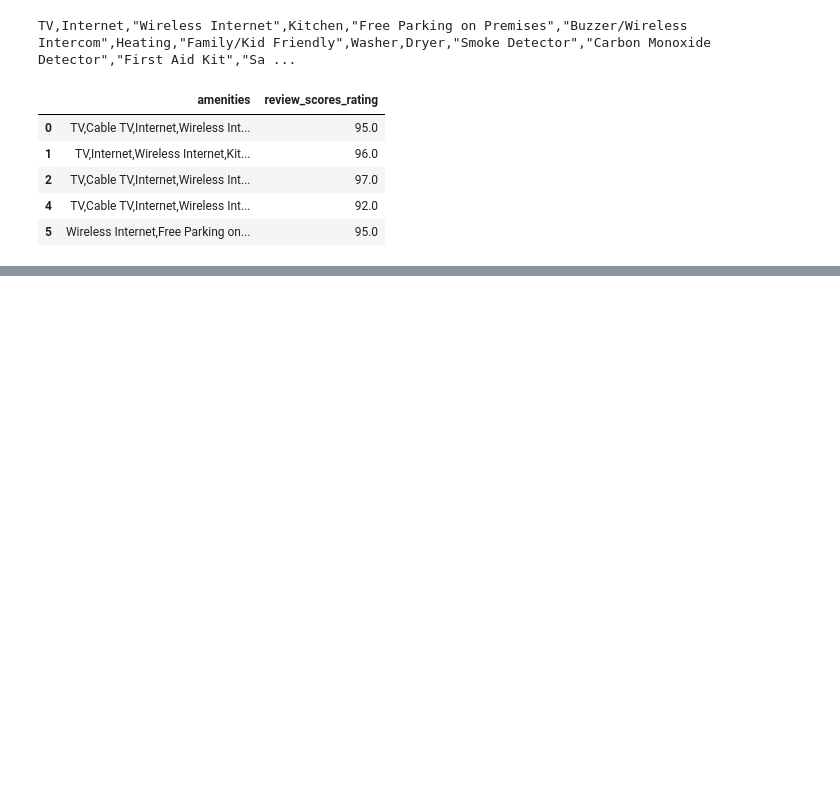
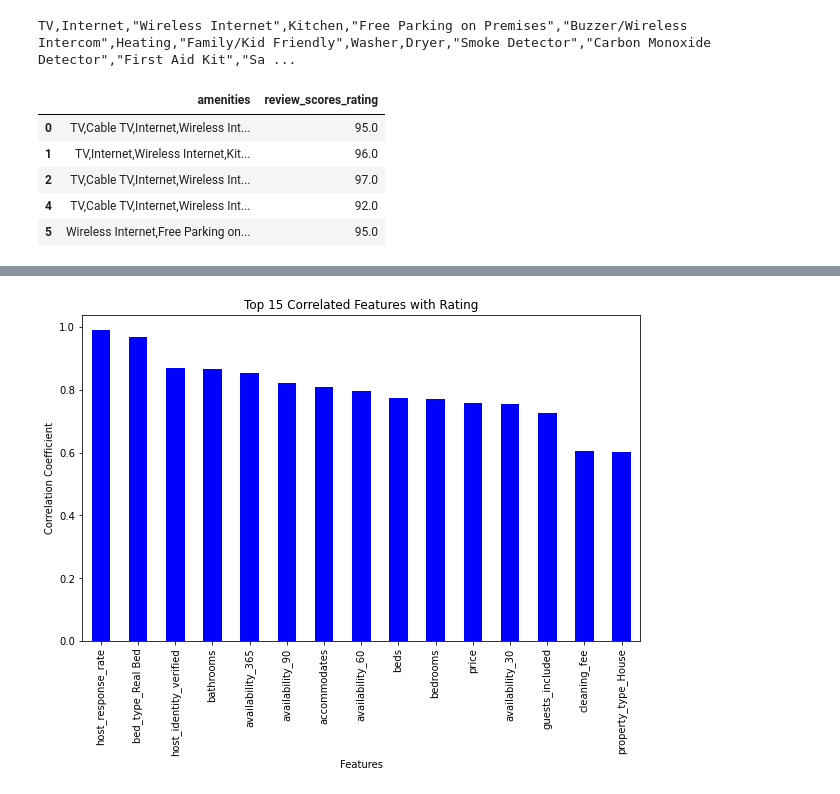
Before and after one commit to IShamss/seattle_airbnb, a Jupyter notebook: seattle_airbnb.ipynb, the cells around one changed output, grey strips where cells are left out. Cells and saved outputs as stored; diff of their text form; code cells hidden in the pictures; blank space fills up the shorter version.

```diff
--- a/seattle_airbnb.ipynb
+++ b/seattle_airbnb.ipynb
@@ -200,0 +275,5 @@ As we can see from the graph above, we can see the top 20 amenities assocaited w
+# %%
+def encode_value(val):
+    return 1 if val=='t'else 0
+def percentage_to_int(percentage):
+    return int(percentage.replace("%",""))
@@ -200,0 +296,29 @@ As we can see from the graph above, we can see the top 20 amenities assocaited w
+# %%
+q3_df['host_response_rate']=q3_df['host_response_rate'].apply(percentage_to_int)
+q3_df['host_is_superhost']=q3_df['host_is_superhost'].apply(encode_value)
+q3_df['host_identity_verified']=q3_df['host_identity_verified'].apply(encode_value)
+q3_df['instant_bookable']=q3_df['instant_bookable'].apply(encode_value)
+q3_df = price_string_to_int(q3_df,'cleaning_fee')
+q3_df = price_string_to_int(q3_df,'extra_people')
+q3_df = price_string_to_int(q3_df,'price')
+q3_df = price_string_to_int(q3_df,'security_deposit')
+q3_df['host_verifications'] = q3_df['host_verifications'].apply(lambda x : x[1:-1].replace("'","").split(", "))
+# q3_df = one_hot_encode(q3_df , 'host_verifications')
+q3_df = pd.concat([q3_df.drop('host_verifications',axis=1),q3_df['host_verifications'].apply(pd.Series).stack().str.get_dummies().sum(level=0)])
+q3_df = q3_df.fillna(value=0)
+q3_df = one_hot_encode(q3_df , 'neighbourhood')
+q3_df = one_hot_encode(q3_df , 'property_type')
+q3_df = one_hot_encode(q3_df , 'bed_type')
+q3_df['amenities'] = q3_df['amenities'].apply(lambda x : split_amenities(x))
+q3_df['amenities'] = q3_df['amenities'].apply(remove_quotes)
+q3_df['amenities'] = q3_df['amenities'].apply(lambda x : list(x.split(","))if x else None)
+q3_df = pd.concat([q3_df.drop('amenities',axis=1),q3_df['amenities'].apply(pd.Series).stack().str.get_dummies().sum(level=0)])
+q3_df = q3_df.fillna(value=0)
+
+# q3_df['extra_people']=q3_df['extra_people'].apply(price_string_to_int)
+# q3_df['price']=q3_df['price'].apply(price_string_to_int)
+# q3_df['security_deposit']=q3_df['security_deposit'].apply(price_string_to_int)
+
+
+
+q3_df.head()
@@ -200,0 +350,13 @@ As we can see from the graph above, we can see the top 20 amenities assocaited w
+# %%
+# get the correlation between all columns and the reviews
+corr_matrix = q3_df.corrwith(q3_df['review_scores_rating']).sort_values(ascending=False)
+
+# Visualize the top 15 correlated values and the reviews
+top_15_corr = corr_matrix[1:16]  # Excluding the 'review_scores_rating' column
+top_15_corr.plot(kind='bar', figsize=(10, 6), color='blue')
+plt.title('Top 15 Correlated Features with Rating')
+plt.xlabel('Features')
+plt.ylabel('Correlation Coefficient')
+plt.show()
+# %% [output]
+[figure, added]
```
Also changed, not shown: parts of 31 cells of this notebook.
